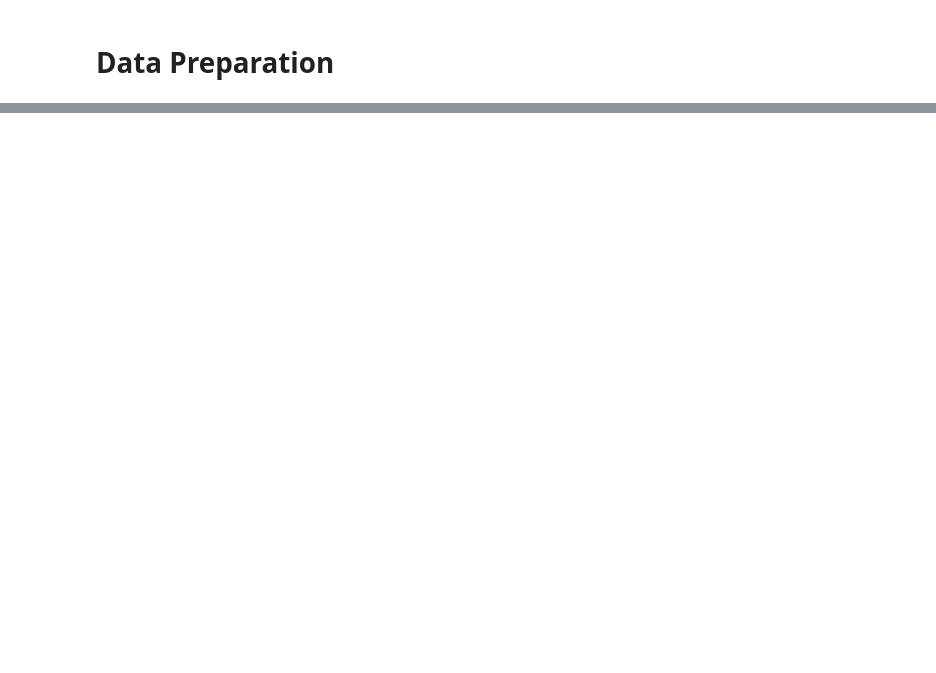
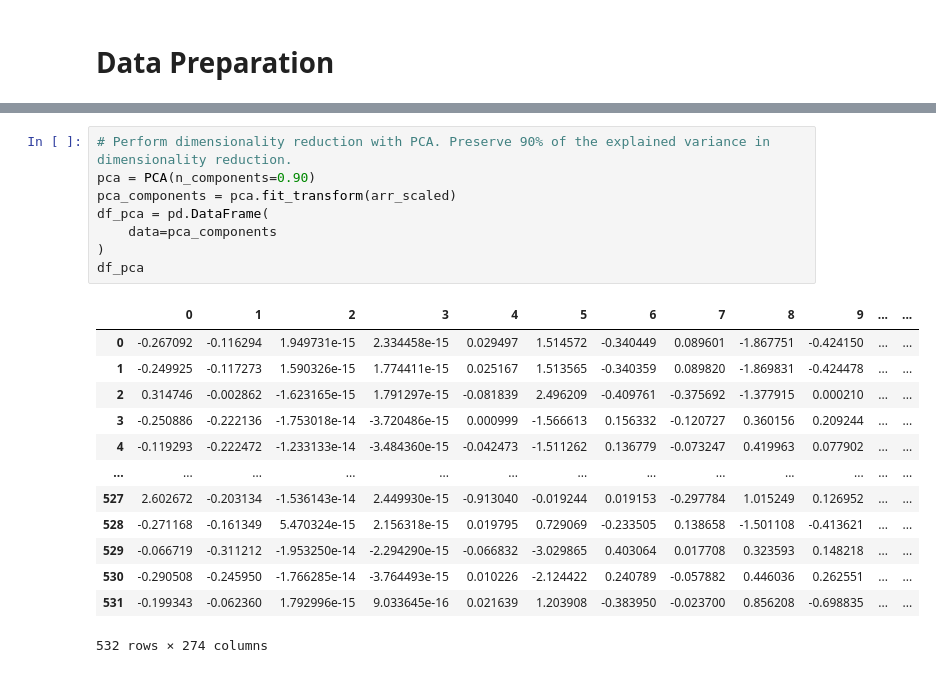
Before and after one commit to amberleeBME/crypto-clusters, a Jupyter notebook: crypto.ipynb, the cells around one changed output, grey strips where cells are left out. Drawn from its saved outputs; the diff is of its cells as text; blank space fills up the shorter version.

```diff
--- a/crypto.ipynb
+++ b/crypto.ipynb
@@ -25,0 +60,22 @@ df
+# %%
+# Perform dimensionality reduction with PCA. Preserve 90% of the explained variance in dimensionality reduction.
+pca = PCA(n_components=0.90)
+pca_components = pca.fit_transform(arr_scaled)
+df_pca = pd.DataFrame(
+    data=pca_components
+)
+df_pca
+# %% [output]
+|  | 0 | 1 | 2 | 3 | 4 | 5 | 6 | 7 | 8 | 9 | ... | ... |
+| 0 | -0.267092 | -0.116294 | 1.949731e-15 | 2.334458e-15 | 0.029497 | 1.514572 | -0.340449 | 0.089601 | -1.867751 | -0.424150 | ... | ... |
+| 1 | -0.249925 | -0.117273 | 1.590326e-15 | 1.774411e-15 | 0.025167 | 1.513565 | -0.340359 | 0.089820 | -1.869831 | -0.424478 | ... | ... |
+| 2 | 0.314746 | -0.002862 | -1.623165e-15 | 1.791297e-15 | -0.081839 | 2.496209 | -0.409761 | -0.375692 | -1.377915 | 0.000210 | ... | ... |
+| 3 | -0.250886 | -0.222136 | -1.753018e-14 | -3.720486e-15 | 0.000999 | -1.566613 | 0.156332 | -0.120727 | 0.360156 | 0.209244 | ... | ... |
+| 4 | -0.119293 | -0.222472 | -1.233133e-14 | -3.484360e-15 | -0.042473 | -1.511262 | 0.136779 | -0.073247 | 0.419963 | 0.077902 | ... | ... |
+| ... | ... | ... | ... | ... | ... | ... | ... | ... | ... | ... | ... | ... |
+| 527 | 2.602672 | -0.203134 | -1.536143e-14 | 2.449930e-15 | -0.913040 | -0.019244 | 0.019153 | -0.297784 | 1.015249 | 0.126952 | ... | ... |
+| 528 | -0.271168 | -0.161349 | 5.470324e-15 | 2.156318e-15 | 0.019795 | 0.729069 | -0.233505 | 0.138658 | -1.501108 | -0.413621 | ... | ... |
+| 529 | -0.066719 | -0.311212 | -1.953250e-14 | -2.294290e-15 | -0.066832 | -3.029865 | 0.403064 | 0.017708 | 0.323593 | 0.148218 | ... | ... |
+| 530 | -0.290508 | -0.245950 | -1.766285e-14 | -3.764493e-15 | 0.010226 | -2.124422 | 0.240789 | -0.057882 | 0.446036 | 0.262551 | ... | ... |
+| 531 | -0.199343 | -0.062360 | 1.792996e-15 | 9.033645e-16 | 0.021639 | 1.203908 | -0.383950 | -0.023700 | 0.856208 | -0.698835 | ... | ... |
+532 rows × 274 columns
```
Also changed, not shown: parts of 5 cells of this notebook.
